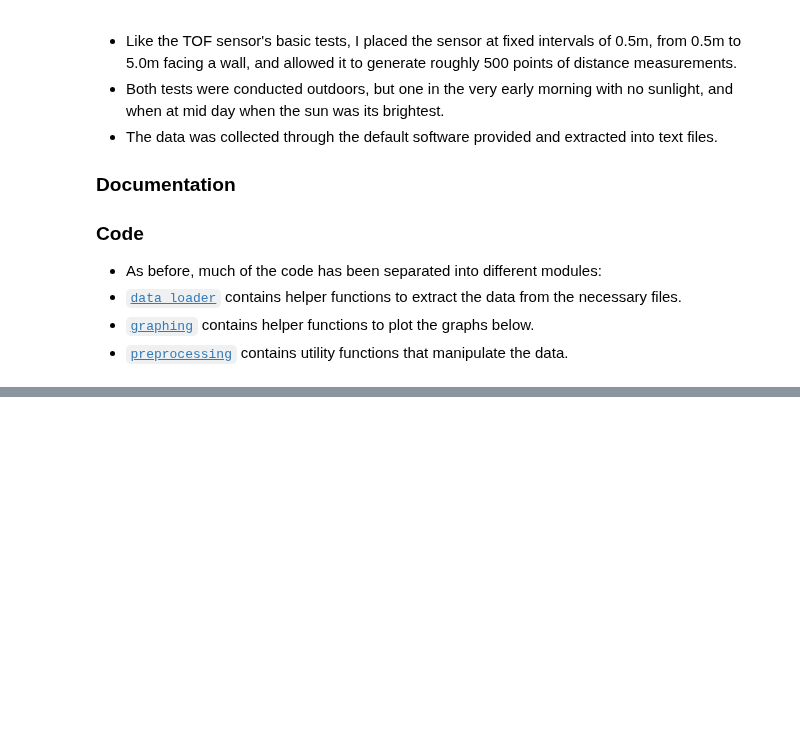
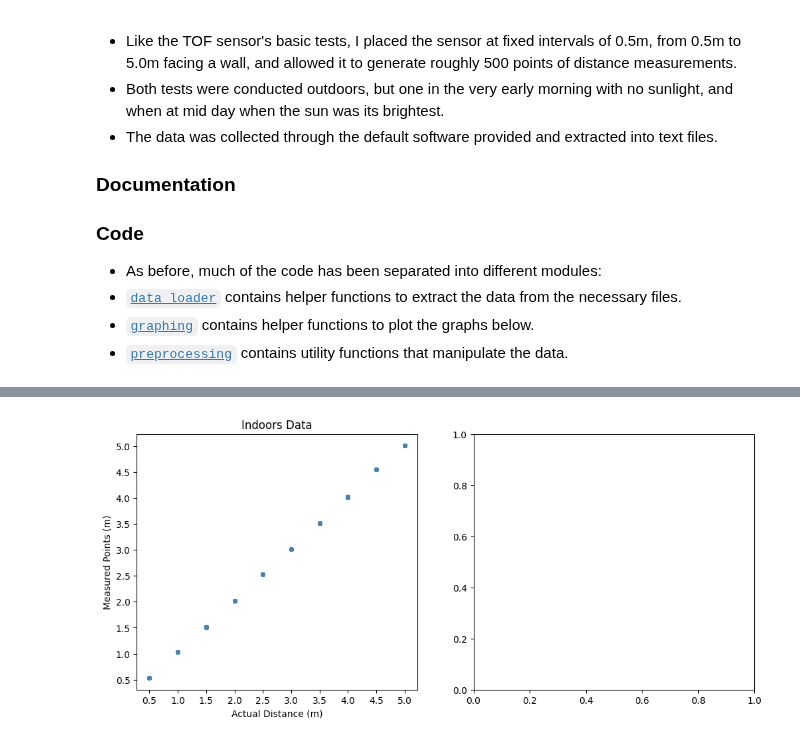
Before and after one commit to wuihee/cycling-safety-analysis, a Jupyter notebook: data_analysis/Laser_Basic_Tests.ipynb, the cells around one changed output, grey strips where cells are left out. Cells and saved outputs as stored; diff of their text form; code cells hidden in the pictures; blank space fills up the shorter version.

```diff
--- a/data_analysis/Laser_Basic_Tests.ipynb
+++ b/data_analysis/Laser_Basic_Tests.ipynb
@@ -48,0 +74,5 @@ ValueError: invalid literal for int() with base 16: ''
+# %%
+fig, axes = plt.subplots(1, 2, figsize=(12, 5))
+graphs.plot_scatter(axes[0], indoors_raw_data, title="Indoors Data")
+# %% [output]
+[figure, added]
```
Also changed, not shown: parts of 7 cells of this notebook, 13 other files.
